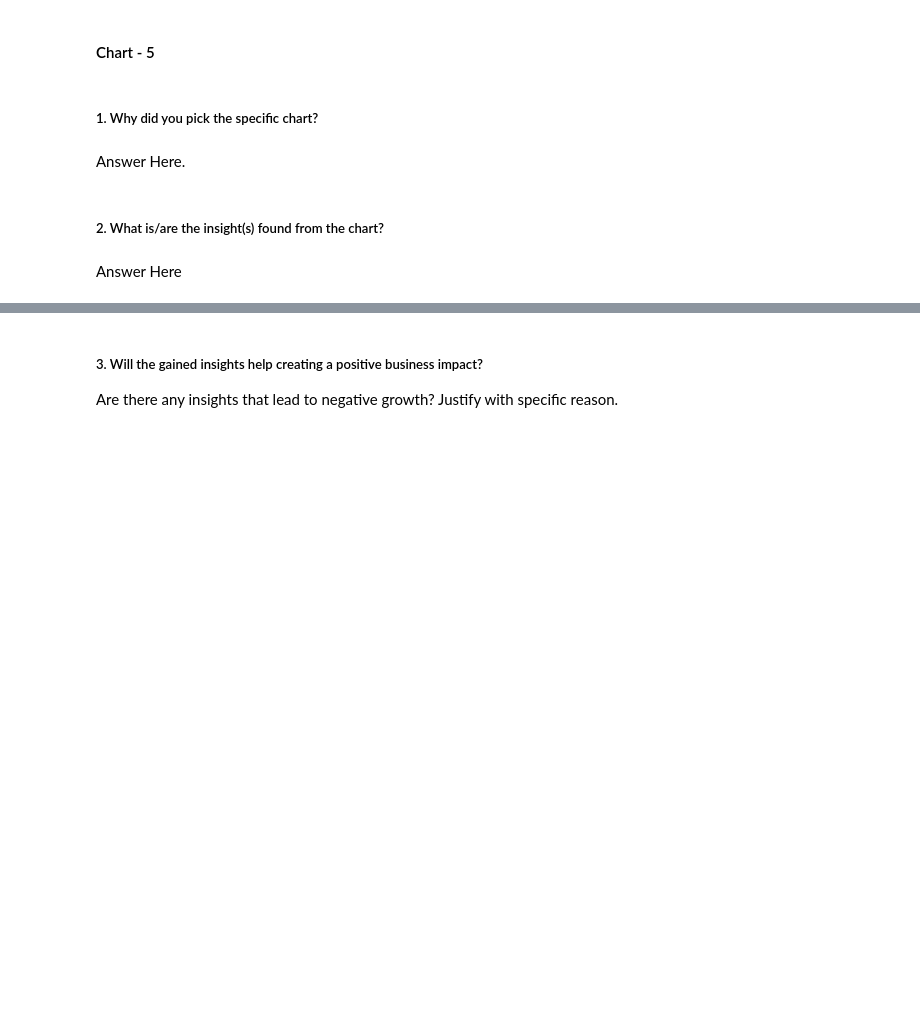
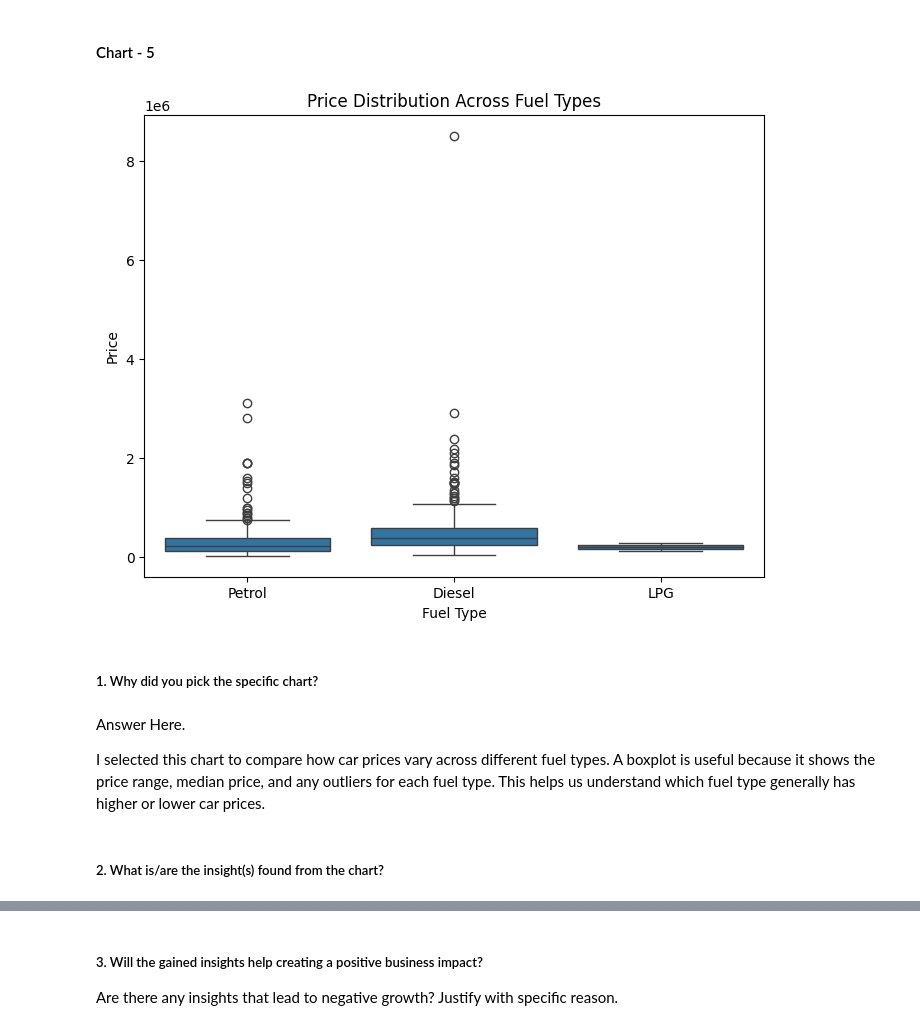
Before and after one commit to Rohan1-tech/AutoPrice-ML-Predicting-Car-Values-Using-Machine-Learning, a Jupyter notebook: AutoPrice_ML_Predicting_Car_Values_Using_Machine_Learning.ipynb, the cells around one changed output, grey strips where cells are left out. Drawn from its saved outputs; the diff is of its cells as text; code cells hidden in the pictures; blank space fills up the shorter version.

```diff
--- a/AutoPrice_ML_Predicting_Car_Values_Using_Machine_Learning.ipynb
+++ b/AutoPrice_ML_Predicting_Car_Values_Using_Machine_Learning.ipynb
@@ -531,8 +589,21 @@ Answer Here
+# %%
+# Chart - 5 visualization code
+# Price Distribution Across Fuel Types (Boxplot).
+
+
+plt.figure(figsize=(8,6))
+sns.boxplot(x='fuel_type', y='Price', data=df)
+plt.xlabel("Fuel Type")
+plt.ylabel("Price")
+plt.title("Price Distribution Across Fuel Types")
+plt.show()
+# %% [output]
+[figure, added]
 # %% [markdown]
 ##### 1. Why did you pick the specific chart?
-# %% [markdown]
-Answer Here.
+# %% [markdown]
+Answer Here.
+
+I selected this chart to compare how car prices vary across different fuel types. A boxplot is useful because it shows the price range, median price, and any outliers for each fuel type. This helps us understand which fuel type generally has higher or lower car prices.
 # %% [markdown]
 ##### 2. What is/are the insight(s) found from the chart?
-# %% [markdown]
-Answer Here
```
Also changed, not shown: parts of 106 cells of this notebook.
